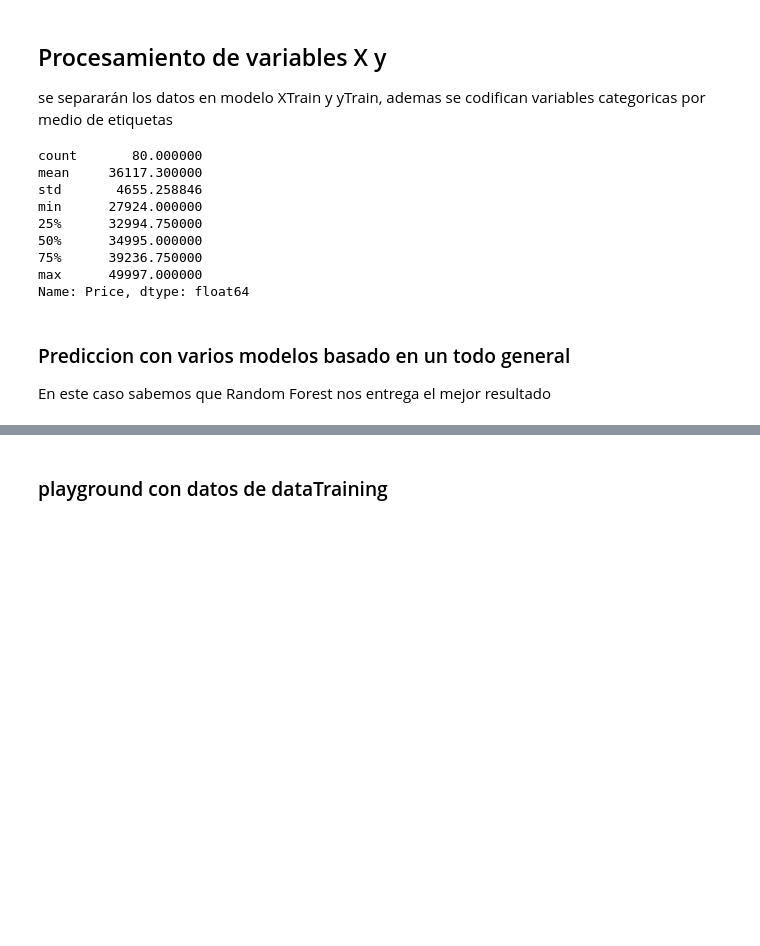
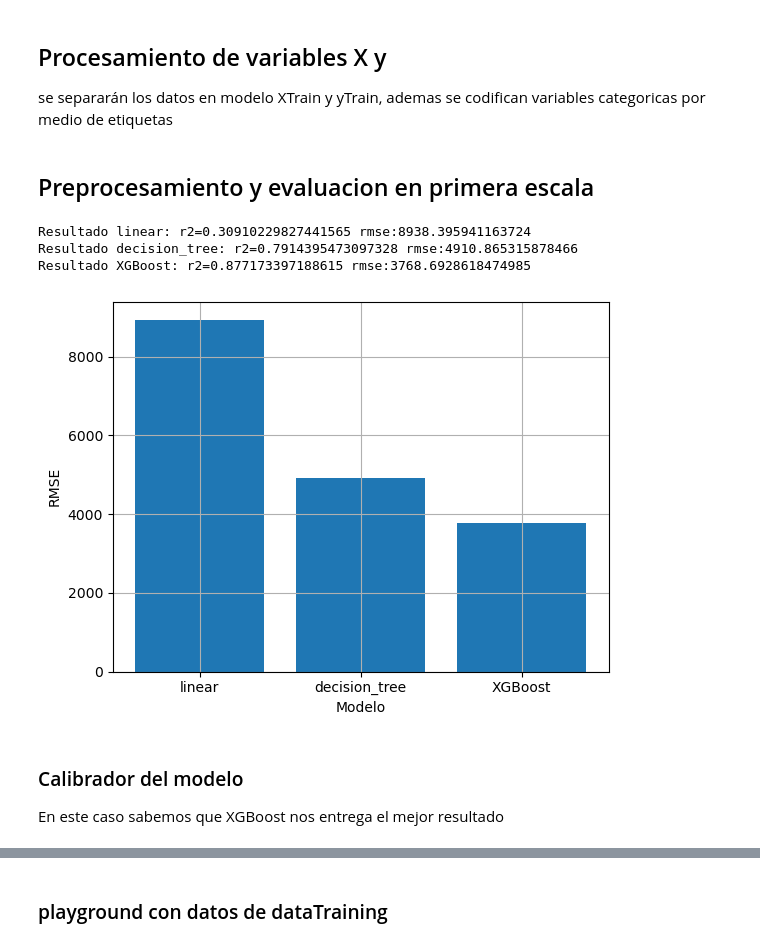
Before and after one commit to anfisbena/MIAD_NLP_2024, a Jupyter notebook: Semana 3/S3P1_proyecto1.ipynb, the cells around one changed output, grey strips where cells are left out. Cells and saved outputs as stored; diff of their text form; code cells hidden in the pictures; blank space fills up the shorter version.

```diff
--- a/Semana 3/S3P1_proyecto1.ipynb
+++ b/Semana 3/S3P1_proyecto1.ipynb
@@ -228,38 +215,0 @@ def r2(y_true, y_pred):
-# %%
-def encoder(categorical_cols):
-  np.random.seed(420)
-  label_encoders = {}
-  for col in categorical_cols:
-    label_encoders[col] = LabelEncoder()
-    dataTraining_copy[col] = label_encoders[col].fit_transform(dataTraining_copy[col])
-    dataTesting_copy[col] = label_encoders[col].transform(dataTesting_copy[col])
-
-#Instancio DF Training
-dataTraining_copy = dataTraining.copy()
-dataTraining_copy['MakeModel']=dataTraining_copy['Make']+dataTraining_copy['Model']
-dataTraining_copy=dataTraining_copy.drop(['Make','Model'],axis=1)
-
-#Instancio DF Testing
-dataTesting_copy=dataTesting.copy()
-dataTesting_copy['MakeModel']=dataTesting_copy['Make']+dataTesting_copy['Model']
-dataTesting_copy=dataTesting_copy.drop(['Make','Model','Year'],axis=1)
-
-
-#Traigo los valores 'Gama' de los datos de entrenamiento
-encoder(categorical_cols)
-
-
-X=dataTraining_copy.drop(['Price','Year'], axis=1)
-y=dataTraining_copy[['Price']].values.ravel()
-
-dataTraining_copy[(dataTraining_copy['Mileage'].between(9000,10000))&(dataTraining_copy['MakeModel']==290)]['Price'].describe()
-# %% [output]
-count       80.000000
-mean     36117.300000
-std       4655.258846
-min      27924.000000
-25%      32994.750000
-50%      34995.000000
-75%      39236.750000
-max      49997.000000
-Name: Price, dtype: float64
@@ -266,4 +285,23 @@ Name: Price, dtype: float64
+# %% [markdown]
+<h2>Preprocesamiento y evaluacion en primera escala</h2>
+# %%
+dataTrainingCopy = dataTraining.copy()
+dataTestingCopy = dataTesting.copy()
+
+# Añadir la columna 'Region' basada en los estados
+dataTrainingCopy,dataTestingCopy=agrupacion_x_zonas(dataTrainingCopy,dataTestingCopy)
+dataTrainingCopy,dataTestingCopy=label_encoder(dataTrainingCopy,dataTestingCopy,['Region','Make','Model'])
+dataTrainingCopy,dataTestingCopy=normalizacion_valores(dataTrainingCopy,dataTestingCopy)
+# dataTrainingCopy,dataTestingCopy=clustering_PCA(dataTrainingCopy,dataTestingCopy)
+X=dataTrainingCopy.drop(['Price'], axis=1)
+y=dataTraining[['Price']].values.ravel()
+evaluacion_primaria(X,y)
+# %% [output]
+Resultado linear: r2=0.30910229827441565 rmse:8938.395941163724
+Resultado decision_tree: r2=0.7914395473097328 rmse:4910.865315878466
+Resultado XGBoost: r2=0.877173397188615 rmse:3768.6928618474985
+[figure, added]
 # %% [markdown]
-<h3>Prediccion con varios modelos basado en un todo general</h3>
+<h3>Calibrador del modelo</h3>
 
-En este caso sabemos que Random Forest nos entrega el mejor resultado
+En este caso sabemos que XGBoost nos entrega el mejor resultado
```
Also changed, not shown: parts of 19 cells of this notebook, 9 other files.
